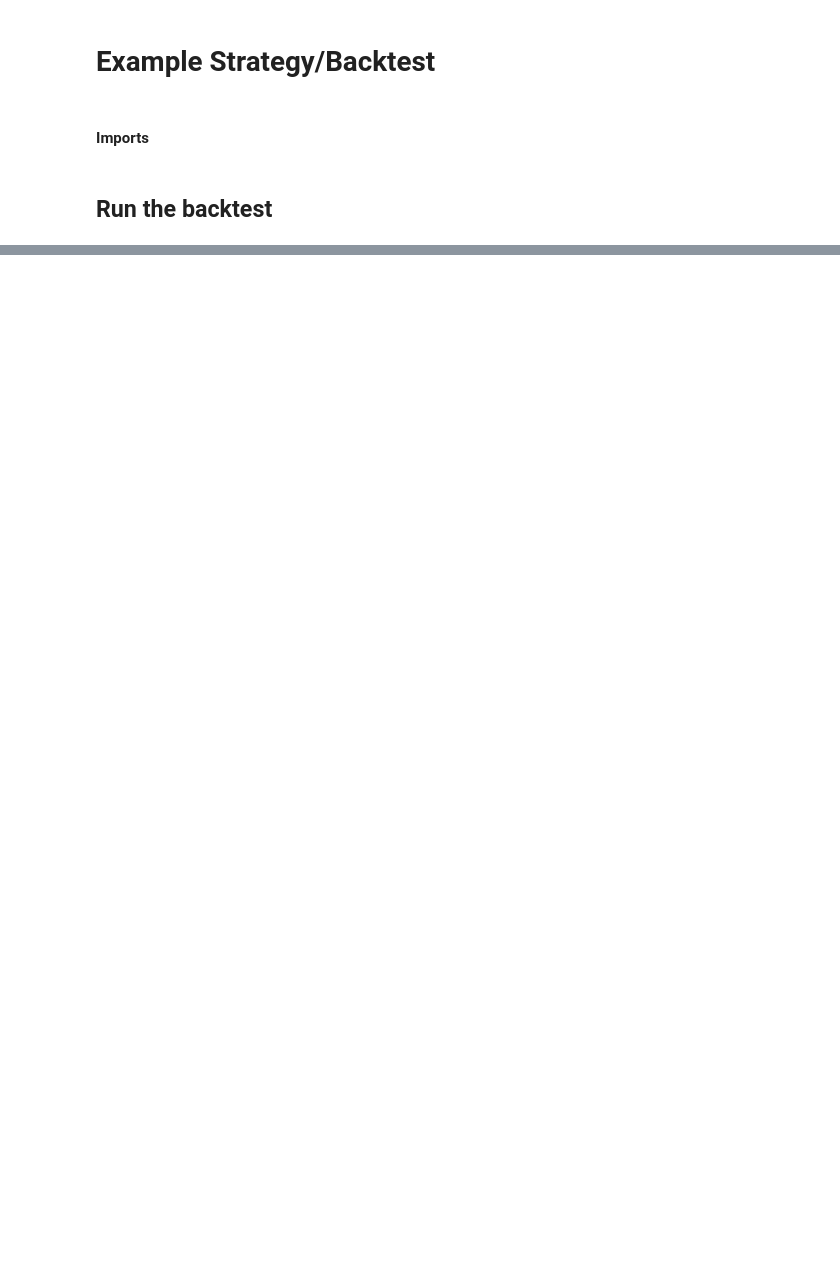
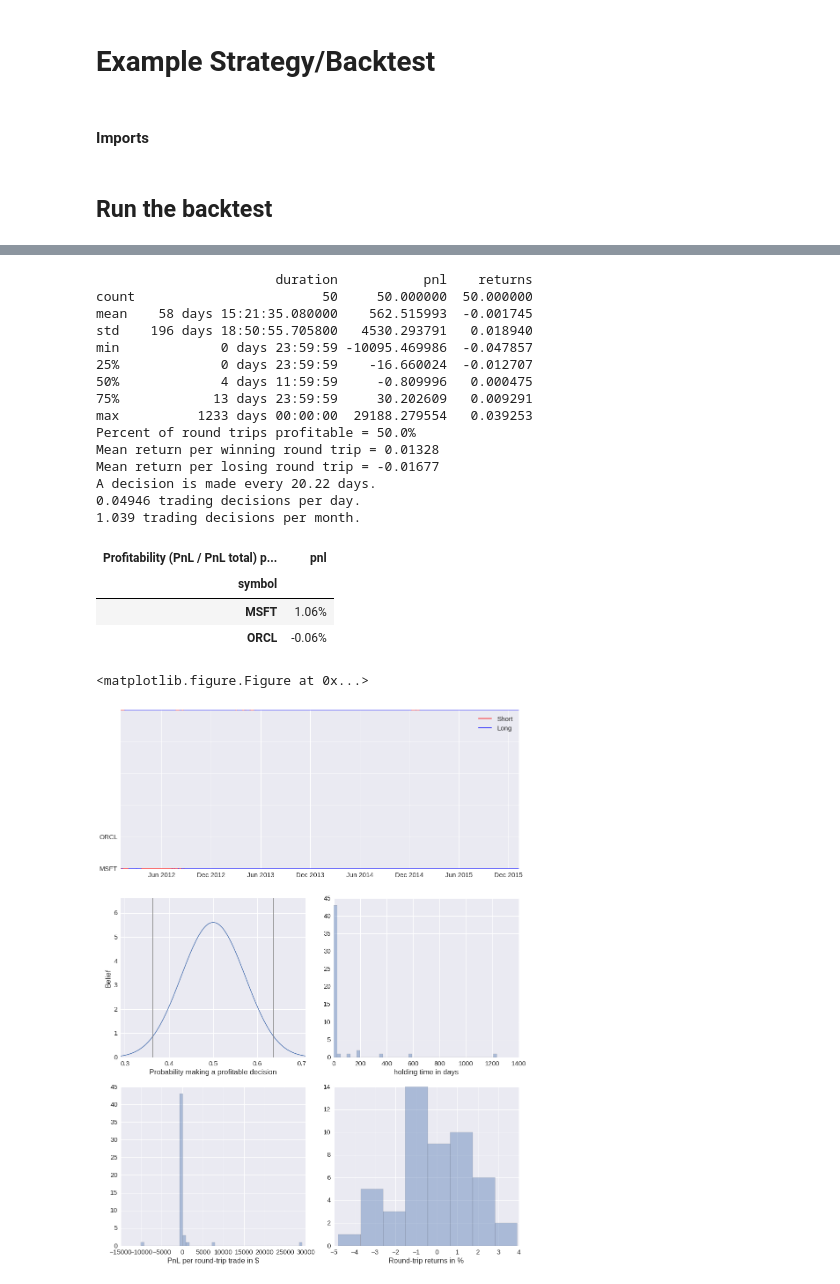
Before and after one commit to FX-Misc/backtester, a Jupyter notebook: notebooks/example.ipynb, the cells around one changed output, grey strips where cells are left out. Saved outputs shown, nothing was run; the diff lists cells and outputs as text; code cells hidden in the pictures; blank space fills up the shorter version.

```diff
--- a/notebooks/example.ipynb
+++ b/notebooks/example.ipynb
@@ -86,0 +107,24 @@ Backtest Months: 48
+# %%
+round_trips_tear = tears.create_round_trip_tear_sheet(positions, strategy.transactions)
+# %% [output]
+                       duration           pnl    returns
+count                        50     50.000000  50.000000
+mean    58 days 15:21:35.080000    562.515993  -0.001745
+std    196 days 18:50:55.705800   4530.293791   0.018940
+min             0 days 23:59:59 -10095.469986  -0.047857
+25%             0 days 23:59:59    -16.660024  -0.012707
+50%             4 days 11:59:59     -0.809996   0.000475
+75%            13 days 23:59:59     30.202609   0.009291
+max          1233 days 00:00:00  29188.279554   0.039253
+Percent of round trips profitable = 50.0%
+Mean return per winning round trip = 0.01328
+Mean return per losing round trip = -0.01677
+A decision is made every 20.22 days.
+0.04946 trading decisions per day.
+1.039 trading decisions per month.
+| Profitability (PnL / PnL total) p... | pnl |
+| symbol |  |
+| MSFT | 1.06% |
+| ORCL | -0.06% |
+<matplotlib.figure.Figure at 0x...>
+[figure, added]
```
Also changed, not shown: parts of 5 cells of this notebook, 9 other files.
